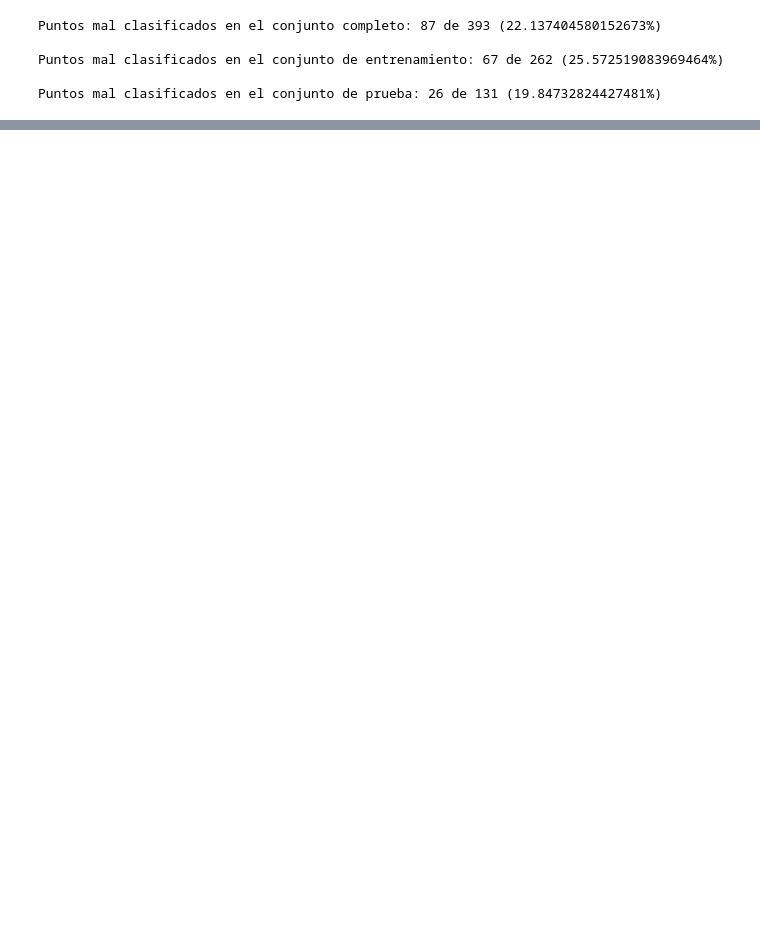
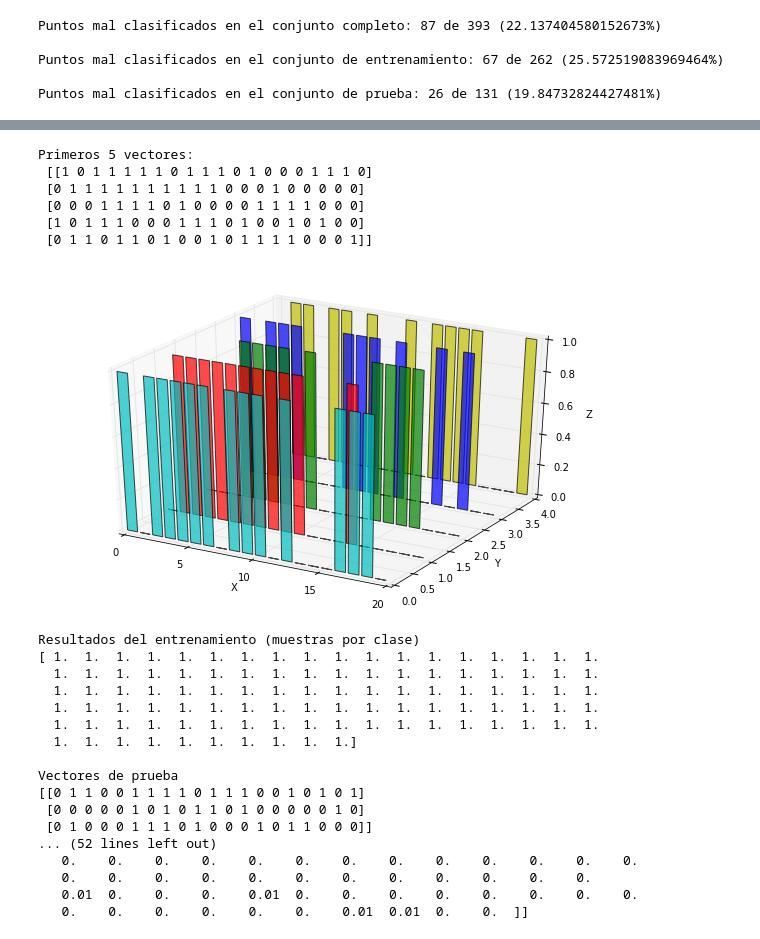
Before and after one commit to rsotoc/pattern-recognition, a Jupyter notebook: Clasificación II.ipynb, the cells around one changed output, grey strips where cells are left out. Cells and saved outputs as stored; diff of their text form; code cells hidden in the pictures; blank space fills up the shorter version.

```diff
--- a/Clasificación II.ipynb
+++ b/Clasificación II.ipynb
@@ -219,3 +235,61 @@ Vectores de prueba
+# %%
+num_features = 20
+num_vectors = 100
+data_array = np.random.randint(2, size=(num_vectors, num_features))
+print("Primeros 5 vectores:\n", data_array[:5])
+
+x_data, y_data = np.meshgrid( np.arange(data_array.shape[1]),
+                              np.arange(data_array.shape[0]) )
+colors = ['c', 'r', 'g', 'b', 'y']
+fig = plt.figure(figsize=(10, 6))
+ax = fig.add_subplot(111, projection='3d')
+for i in range(4, -1, -1):
+    cs = colors[i % len(colors)] * num_features
+    ax.bar(x_data[i], data_array[i], zs=y_data[i], zdir='y', color=cs, alpha=0.7)
+
+ax.set_xlabel('X')
+ax.set_ylabel('Y')
+ax.set_zlabel('Z')
+
+plt.show()
+
+y = np.arange(num_vectors)
+clfB = BernoulliNB(alpha=1.0, class_prior=None, fit_prior=False)
+clfB.fit(data_array, y)
+print("Resultados del entrenamiento (muestras por clase)\n{}\n".format(clfB.class_count_))
+
+test_data_array = np.random.randint(2, size=(3, num_features))
+print("Vectores de prueba\n{}\n\nClase por vector de prueba\n{}\n"
+      .format(test_data_array, clfB.predict(test_data_array)))
+print("Tabla de probabilidades\n{}\n".format(clfB.predict_proba(test_data_array)))
+
+print("Tabla de probabilidades para datos de entrenamiento\n{}"
+      .format(clfB.predict_proba(data_array[0:3])))
+# %% [output]
+Primeros 5 vectores:
+ [[1 0 1 1 1 1 1 0 1 1 1 0 1 0 0 0 1 1 1 0]
+ [0 1 1 1 1 1 1 1 1 1 1 0 0 0 1 0 0 0 0 0]
+ [0 0 0 1 1 1 1 0 1 0 0 0 0 1 1 1 1 0 0 0]
+ [1 0 1 1 1 0 0 0 1 1 1 0 1 0 0 1 0 1 0 0]
+ [0 1 1 0 1 1 0 1 0 0 1 0 1 1 1 1 0 0 0 1]]
+[figure, added]
+Resultados del entrenamiento (muestras por clase)
+[ 1.  1.  1.  1.  1.  1.  1.  1.  1.  1.  1.  1.  1.  1.  1.  1.  1.  1.
+  1.  1.  1.  1.  1.  1.  1.  1.  1.  1.  1.  1.  1.  1.  1.  1.  1.  1.
+  1.  1.  1.  1.  1.  1.  1.  1.  1.  1.  1.  1.  1.  1.  1.  1.  1.  1.
+  1.  1.  1.  1.  1.  1.  1.  1.  1.  1.  1.  1.  1.  1.  1.  1.  1.  1.
+  1.  1.  1.  1.  1.  1.  1.  1.  1.  1.  1.  1.  1.  1.  1.  1.  1.  1.
+  1.  1.  1.  1.  1.  1.  1.  1.  1.  1.]
+
+Vectores de prueba
+[[0 1 1 0 0 1 1 1 1 0 1 1 1 0 0 1 0 1 0 1]
+ [0 0 0 0 0 1 0 1 0 1 1 0 1 0 0 0 0 0 1 0]
+ [0 1 0 0 0 1 1 1 0 1 0 0 0 1 0 1 1 0 0 0]]
+... (52 lines left out)
+   0.    0.    0.    0.    0.    0.    0.    0.    0.    0.    0.    0.    0.
+   0.    0.    0.    0.    0.    0.    0.    0.    0.    0.    0.    0.
+   0.01  0.    0.    0.    0.01  0.    0.    0.    0.    0.    0.    0.    0.
+   0.    0.    0.    0.    0.    0.    0.01  0.01  0.    0.  ]]
 # %% [markdown]
 ### Observaciones
 
```
Also changed, not shown: parts of 7 cells of this notebook, 4 other files.
